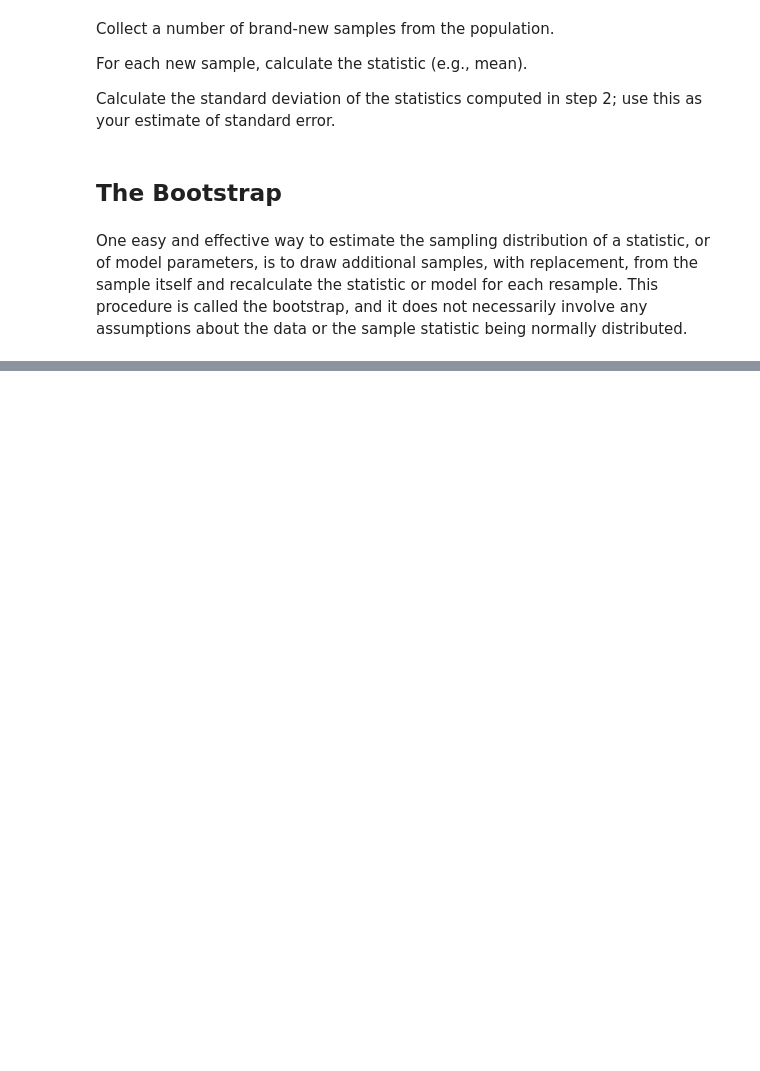
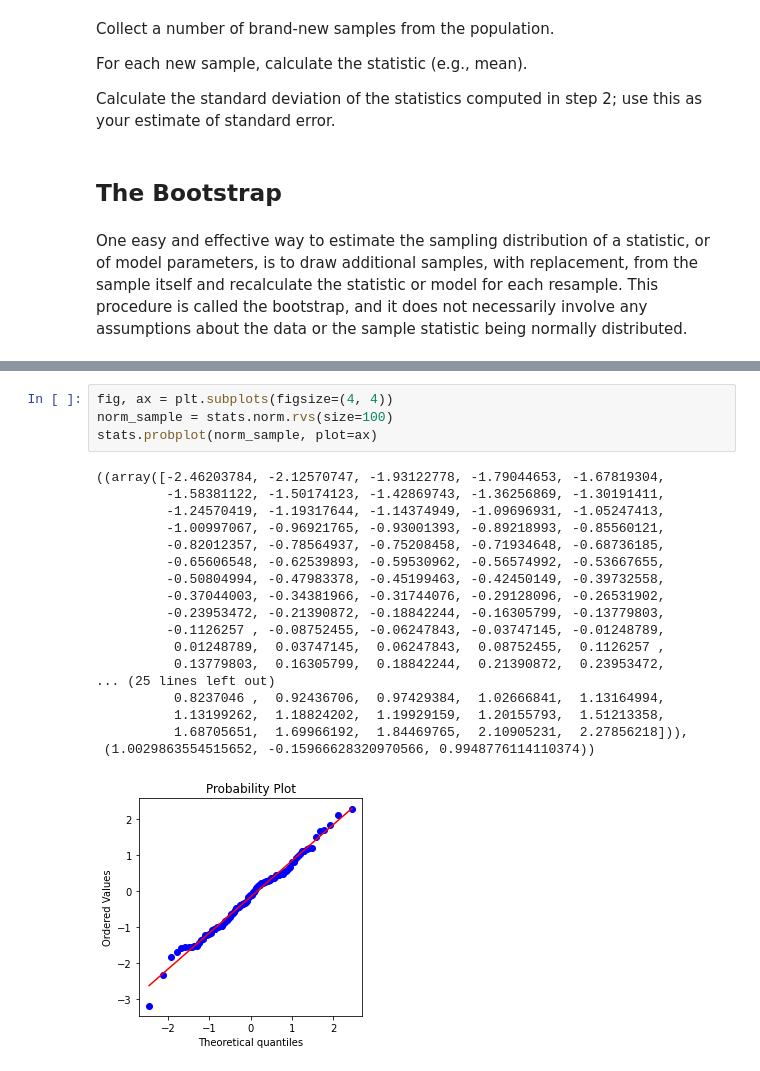
Before and after one commit to adharangaonkar/Approaching-Almost-Any-Machine-Learning-Problem, a Jupyter notebook: Practial-Statistics-for-Data-Scientists/Chapter 2. Data and Sampling Distributions.ipynb, the cells around one changed output, grey strips where cells are left out. Saved outputs shown, nothing was run; the diff lists cells and outputs as text; blank space fills up the shorter version.

```diff
--- a/Practial-Statistics-for-Data-Scientists/Chapter 2. Data and Sampling Distributions.ipynb
+++ b/Practial-Statistics-for-Data-Scientists/Chapter 2. Data and Sampling Distributions.ipynb
@@ -169,0 +338,23 @@ One easy and effective way to estimate the sampling distribution of a statistic,
+# %%
+fig, ax = plt.subplots(figsize=(4, 4))
+norm_sample = stats.norm.rvs(size=100)
+stats.probplot(norm_sample, plot=ax)
+# %% [output]
+((array([-2.46203784, -2.12570747, -1.93122778, -1.79044653, -1.67819304,
+         -1.58381122, -1.50174123, -1.42869743, -1.36256869, -1.30191411,
+         -1.24570419, -1.19317644, -1.14374949, -1.09696931, -1.05247413,
+         -1.00997067, -0.96921765, -0.93001393, -0.89218993, -0.85560121,
+         -0.82012357, -0.78564937, -0.75208458, -0.71934648, -0.68736185,
+         -0.65606548, -0.62539893, -0.59530962, -0.56574992, -0.53667655,
+         -0.50804994, -0.47983378, -0.45199463, -0.42450149, -0.39732558,
+         -0.37044003, -0.34381966, -0.31744076, -0.29128096, -0.26531902,
+         -0.23953472, -0.21390872, -0.18842244, -0.16305799, -0.13779803,
+         -0.1126257 , -0.08752455, -0.06247843, -0.03747145, -0.01248789,
+          0.01248789,  0.03747145,  0.06247843,  0.08752455,  0.1126257 ,
+          0.13779803,  0.16305799,  0.18842244,  0.21390872,  0.23953472,
+... (25 lines left out)
+          0.8237046 ,  0.92436706,  0.97429384,  1.02666841,  1.13164994,
+          1.13199262,  1.18824202,  1.19929159,  1.20155793,  1.51213358,
+          1.68705651,  1.69966192,  1.84469765,  2.10905231,  2.27856218])),
+ (1.0029863554515652, -0.15966628320970566, 0.9948776114110374))
+[figure, added]
```
Also changed, not shown: parts of 31 cells of this notebook.
